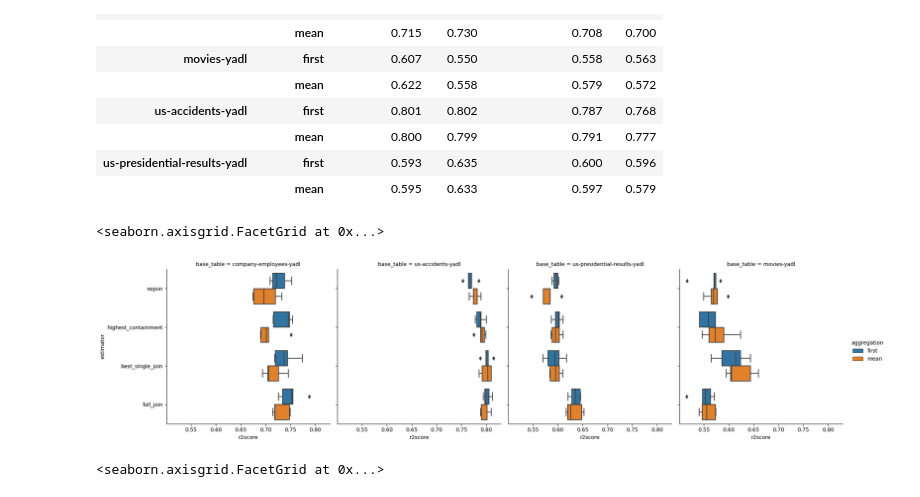
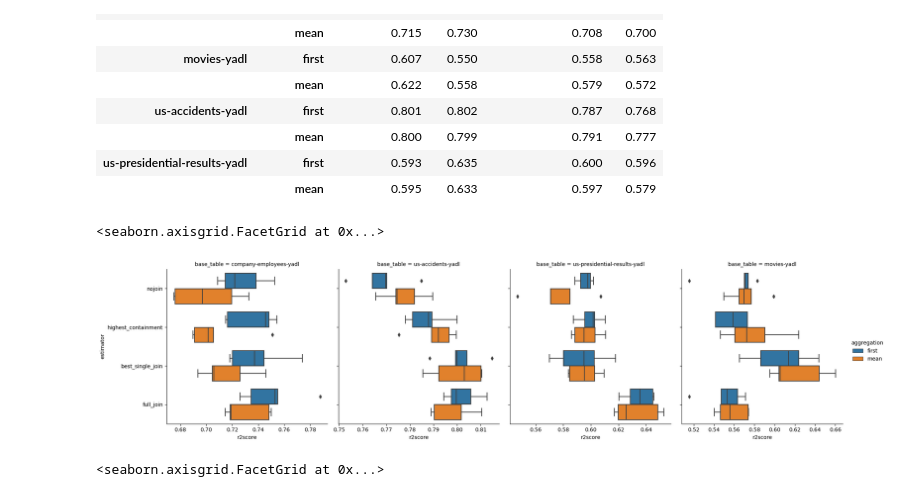
Before and after one commit to rcap107/retrieve-merge-predict, a Jupyter notebook: notebooks/Study results.ipynb, the cells around one changed output. Drawn from its saved outputs; the diff is of its cells as text; code cells hidden in the pictures.

```diff
--- a/notebooks/Study results.ipynb
+++ b/notebooks/Study results.ipynb
@@ -126,10 +126,10 @@ pivot_based_on_value(melted, "r2score")
 | us-presidential-results-yadl | first | 0.593 | 0.635 | 0.600 | 0.596 |
 |  | mean | 0.595 | 0.633 | 0.597 | 0.579 |
 # %%
-sns.catplot(data=df_raw.to_pandas(), x="r2score", y="estimator", hue="aggregation", kind="box", col="base_table")
+sns.catplot(data=df_raw.to_pandas(), x="r2score", y="estimator", hue="aggregation", kind="box", col="base_table", sharex=False)
 # %% [output]
 <seaborn.axisgrid.FacetGrid at 0x...>
-[figure, old version]
+[figure, new version]
 # %%
 sns.relplot(data=df_raw.to_pandas(), x="time_run", y="r2score", style="aggregation", col="base_table", hue="estimator", kind="scatter", facet_kws={"sharex":False, "subplot_kws":{"xscale":"log"}}, )
 # %% [output]
```
Also changed, not shown: parts of 12 cells of this notebook.
